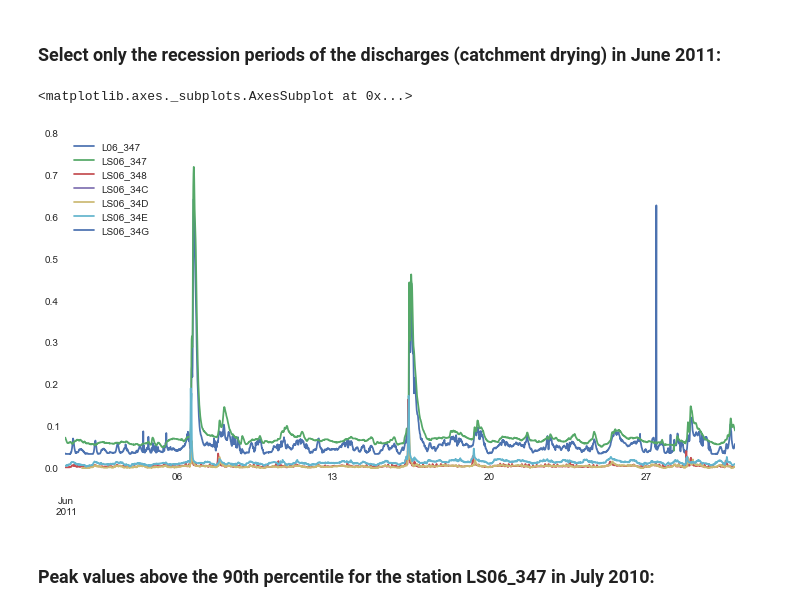
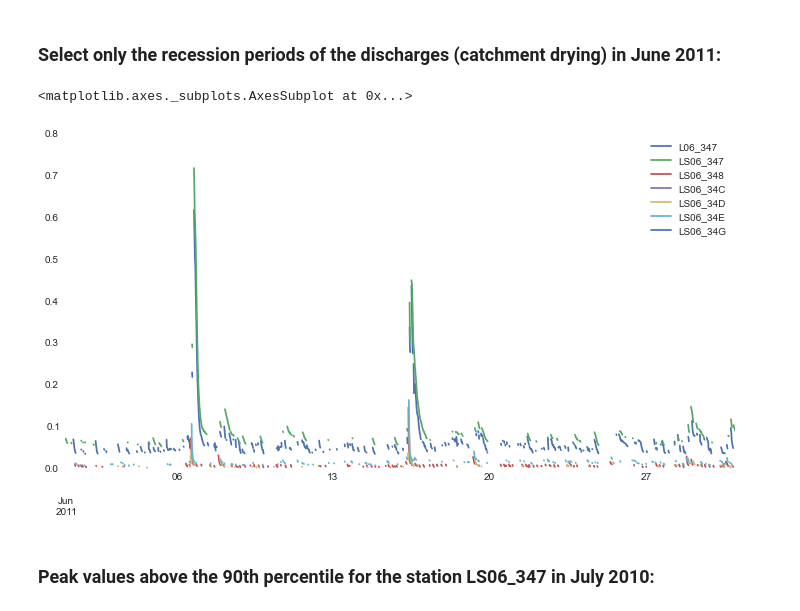
Before and after one commit to stijnvanhoey/hydropy, a Jupyter notebook: hydropy_tutorial.ipynb, the cells around one changed output. Cells and saved outputs as stored; diff of their text form; code cells hidden in the pictures.

```diff
--- a/hydropy_tutorial.ipynb
+++ b/hydropy_tutorial.ipynb
@@ -65,10 +65,10 @@ myflowserie.get_month("Jun").plot(figsize=(12,6))
 # %% [markdown]
 ### Select only the recession periods of the discharges (catchment drying) in June 2011:
 # %%
-myflowserie.get_year('2011').get_month("Jun").plot(figsize=(12,6))  #TO ADD .get_recess()
+myflowserie.get_year('2011').get_month("Jun").get_recess().plot(figsize=(12,6))
 # %% [output]
 <matplotlib.axes._subplots.AxesSubplot at 0x...>
-[figure, old version]
+[figure, new version]
 # %% [markdown]
 ### Peak values above the 90th percentile for the station LS06_347 in July 2010:
 # %%
```
Also changed, not shown: 4 other files.
